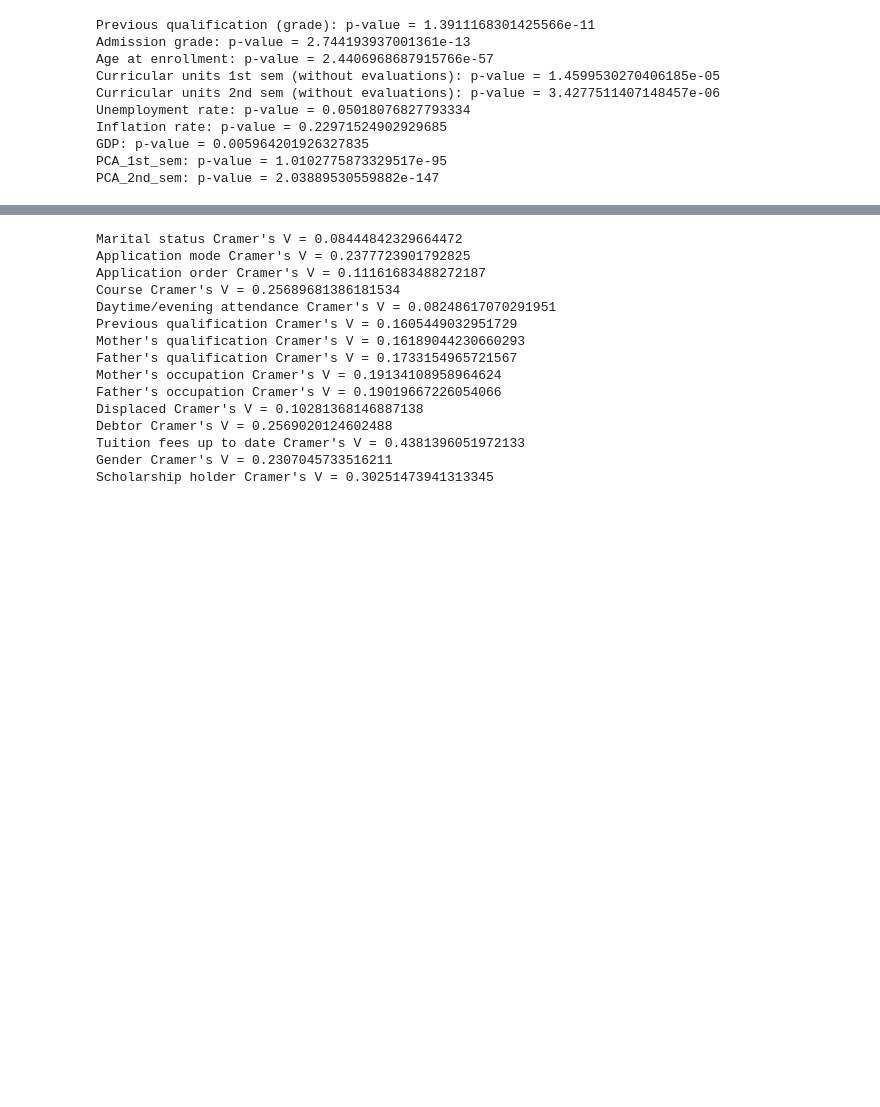
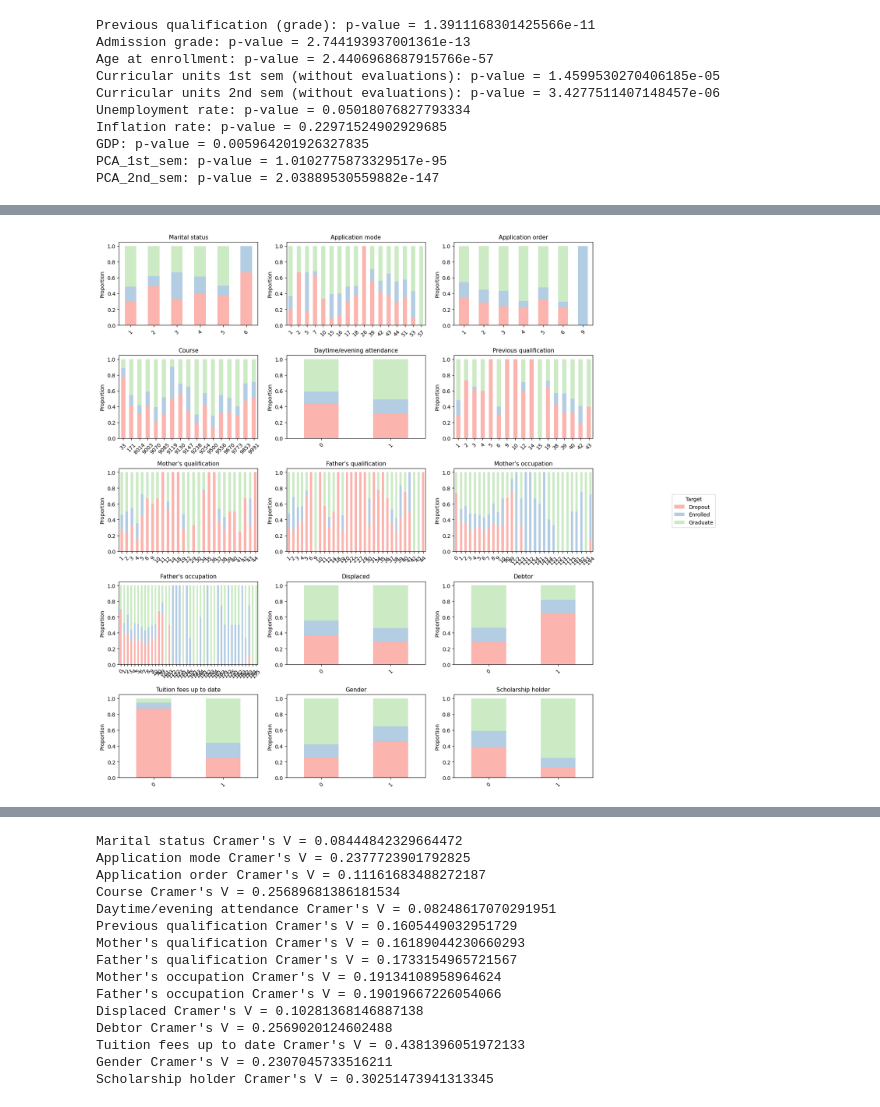
Before and after one commit to sitanglin117/ML_Student_Dropout_Classification, a Jupyter notebook: machine learning-classification project.ipynb, the cells around one changed output, grey strips where cells are left out. Saved outputs shown, nothing was run; the diff lists cells and outputs as text; code cells hidden in the pictures; blank space fills up the shorter version.

```diff
--- a/machine learning-classification project.ipynb
+++ b/machine learning-classification project.ipynb
@@ -621,21 +652,3 @@ X_val   = add_engineered_features(X_val)
 - 1. Cramér’s V, measure of association between two categorical variables.
 
 - 2. Add features base on distribution plot
-# %%
-# Nominal variable x target variable distribition plot
-
-nominal_cols = X_train.select_dtypes(include=['category','object']).columns.tolist()
-palette = sns.color_palette("Pastel1", n_colors=y_train.nunique())
-
-for col in nominal_cols:
-    table = pd.crosstab(X_train[col], y_train)
-    prop_df = table.div(table.sum(axis=1), axis=0)
-    ax = prop_df.plot(kind='bar', stacked=True, figsize=(6,3), color=palette)
-
-    plt.title(f'Target Proportion by {col}', fontsize=12)
-    plt.ylabel('Proportion')
-    plt.xlabel(col)
-    plt.xticks(rotation=45)
-    plt.legend(title='Target', bbox_to_anchor=(1.05, 1), loc='upper left')
-    plt.tight_layout()
-    plt.show()
@@ -655,0 +655,45 @@ for col in nominal_cols:
+# %%
+# Nominal variable x target variable distribition plot
+
+nominal_cols = X_train.select_dtypes(include=['category','object']).columns.tolist()
+palette = sns.color_palette("Pastel1", n_colors=y_train.nunique())
+
+n_cols = 3
+n_rows = math.ceil(len(nominal_cols) / n_cols)
+
+fig, axes = plt.subplots(
+    n_rows, n_cols,
+    figsize=(n_cols*5, n_rows*3)
+)
+axes = axes.flatten()
+
+for i, col in enumerate(nominal_cols):
+    table = pd.crosstab(X_train[col], y_train)
+    prop_df = table.div(table.sum(axis=1), axis=0)
+
+    prop_df.plot(
+        kind='bar',
+        stacked=True,
+        ax=axes[i],
+        color=palette,
+        legend=False
+    )
+
+    axes[i].set_title(col, fontsize=11)
+    axes[i].set_ylabel('Proportion')
+    axes[i].set_xlabel('')
+    axes[i].tick_params(axis='x', rotation=45)
+
+
+handles, labels = axes[0].get_legend_handles_labels()
+fig.legend(
+    handles, labels,
+    title='Target',
+    bbox_to_anchor=(1.02, 0.5),
+    loc='center left'
+)
+
+plt.tight_layout(rect=[0, 0, 0.9, 1])
+plt.show()
+# %% [output]
+[figure, added]
```
Also changed, not shown: parts of 57 cells of this notebook, 2 other files.
